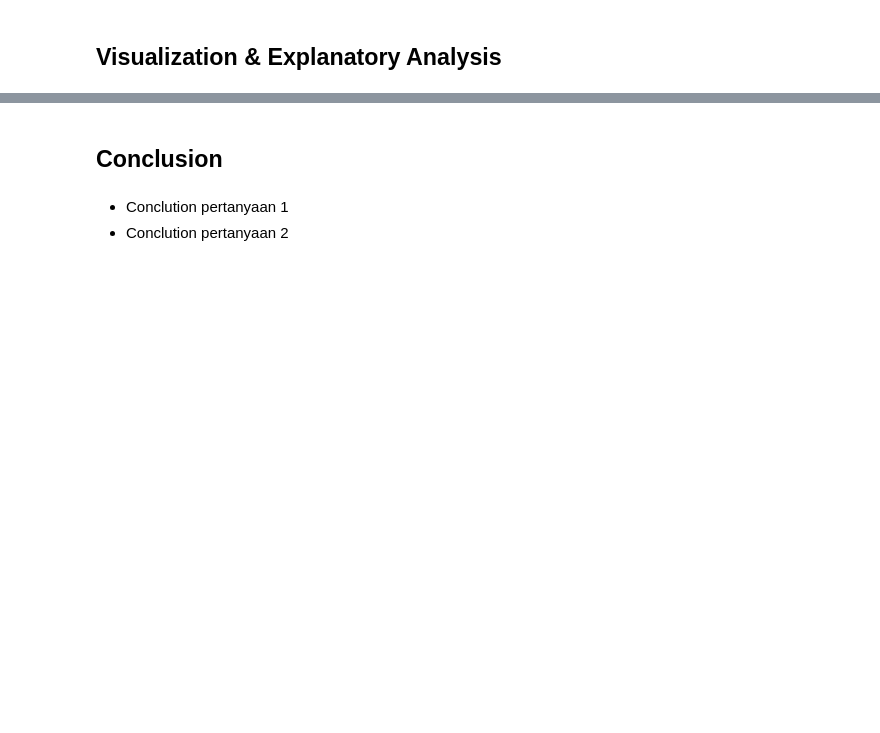
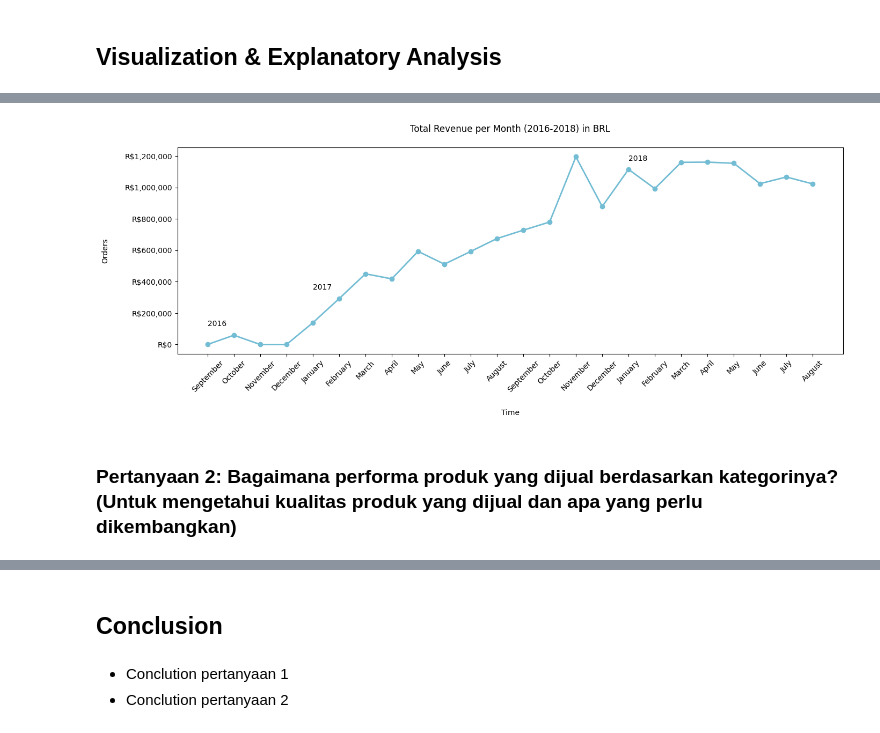
Before and after one commit to vitoananta3/proyek-analisis-data-e-commerce-public-dataset, a Jupyter notebook: notebook.ipynb, the cells around one changed output, grey strips where cells are left out. Cells and saved outputs as stored; diff of their text form; code cells hidden in the pictures; blank space fills up the shorter version.

```diff
--- a/notebook.ipynb
+++ b/notebook.ipynb
@@ -1073,0 +1036,26 @@ product_revenues.head(10)
+# %%
+monthly_orders_revenue_df['month'] = pd.to_datetime(monthly_orders_revenue_df['time']).dt.strftime('%B')
+
+plt.figure(figsize=(16, 5))
+plt.plot(
+    monthly_orders_revenue_df['time'],
+    monthly_orders_revenue_df['revenue'],
+    marker='o',
+    linewidth=2,
+    color="#72BCD4")
+
+formatter = ticker.FuncFormatter(lambda x, pos: 'R${:,.0f}'.format(x))
+plt.gca().yaxis.set_major_formatter(formatter)
+
+plt.title('Total Revenue per Month (2016-2018) in BRL', pad=21)
+plt.xlabel('Time', labelpad=21)
+plt.xticks(range(len(monthly_orders_revenue_df['time'])), monthly_orders_revenue_df['month'], rotation=45)
+plt.ylabel('Orders', labelpad=21)
+plt.text(0, 120000, '2016')
+plt.text(4, 350000, '2017')
+plt.text(16, 1170000, '2018')
+plt.show()
+# %% [output]
+[figure, added]
+# %% [markdown]
+### Pertanyaan 2: Bagaimana performa produk yang dijual berdasarkan kategorinya? (Untuk mengetahui kualitas produk yang dijual dan apa yang perlu dikembangkan)
```
Also changed, not shown: parts of 42 cells of this notebook.
